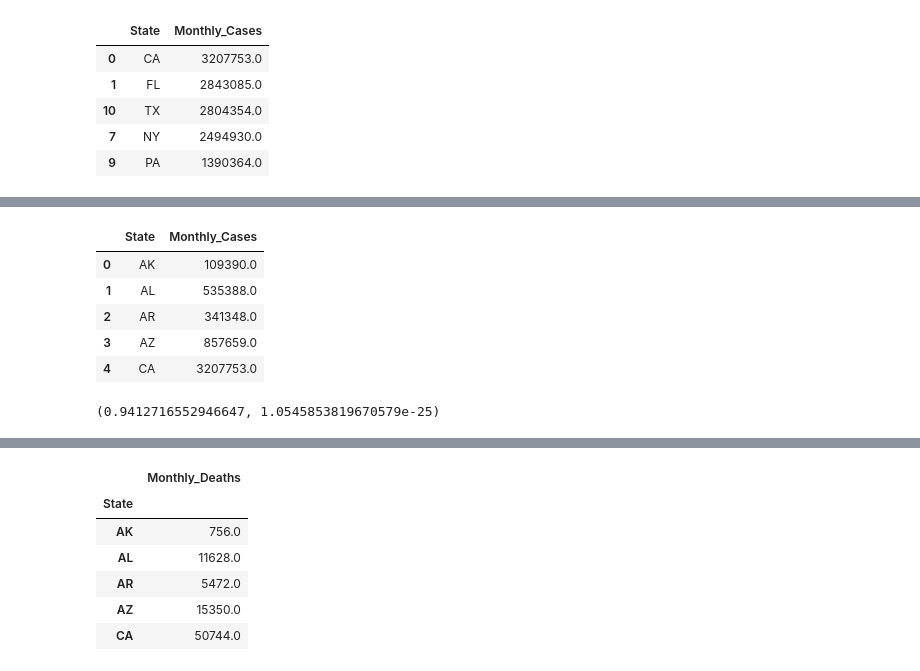
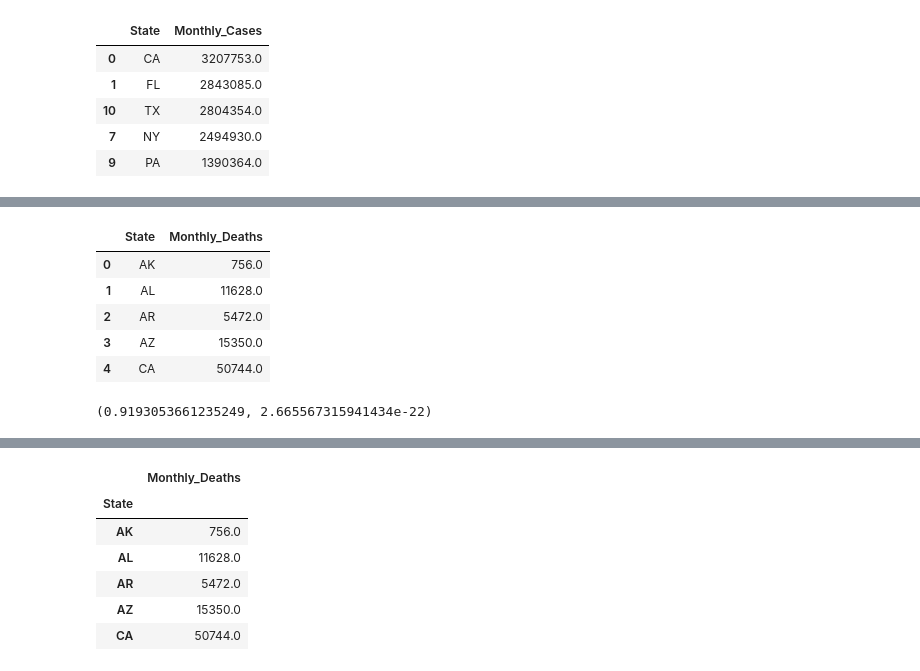
Before and after one commit to tracypoon/Group_3_Project, a Jupyter notebook: Mano/Graphs and correlation.ipynb, the cells around one changed output, grey strips where cells are left out. Saved outputs shown, nothing was run; the diff lists cells and outputs as text; code cells hidden in the pictures.

```diff
--- a/Mano/Graphs and correlation.ipynb
+++ b/Mano/Graphs and correlation.ipynb
@@ -213,17 +213,17 @@ plt.show()
 [interactive output not drawn]
 # %%
 
-death_count=df1["Monthly_Cases"].sum()
+death_count=df1["Monthly_Deaths"].sum()
 death_count
 state_deaths= death_count.to_frame().reset_index()
 state_deaths.head()
 # %% [output]
-|  | State | Monthly_Cases |
-| 0 | AK | 109390.0 |
-| 1 | AL | 535388.0 |
-| 2 | AR | 341348.0 |
-| 3 | AZ | 857659.0 |
-| 4 | CA | 3207753.0 |
+|  | State | Monthly_Deaths |
+| 0 | AK | 756.0 |
+| 1 | AL | 11628.0 |
+| 2 | AR | 5472.0 |
+| 3 | AZ | 15350.0 |
+| 4 | CA | 50744.0 |
 # %%
 #correlation between total case and positive tests
 vaccine_complete = vaccine_complete
@@ -232,7 +232,7 @@ correlation = st.pearsonr(death_count, vaccine_complete)
 correlation
 #print(f"The correlation between both factors is {round(correlation[0],2)}")
 # %% [output]
-(0.9412716552946647, 1.0545853819670579e-25)
+(0.9193053661235249, 2.665567315941434e-22)
 # %%
 #Compare the calcualted Pearson's r to the plots
 x_values=death_count
```
Also changed, not shown: parts of 3 cells of this notebook, 1 other file.
